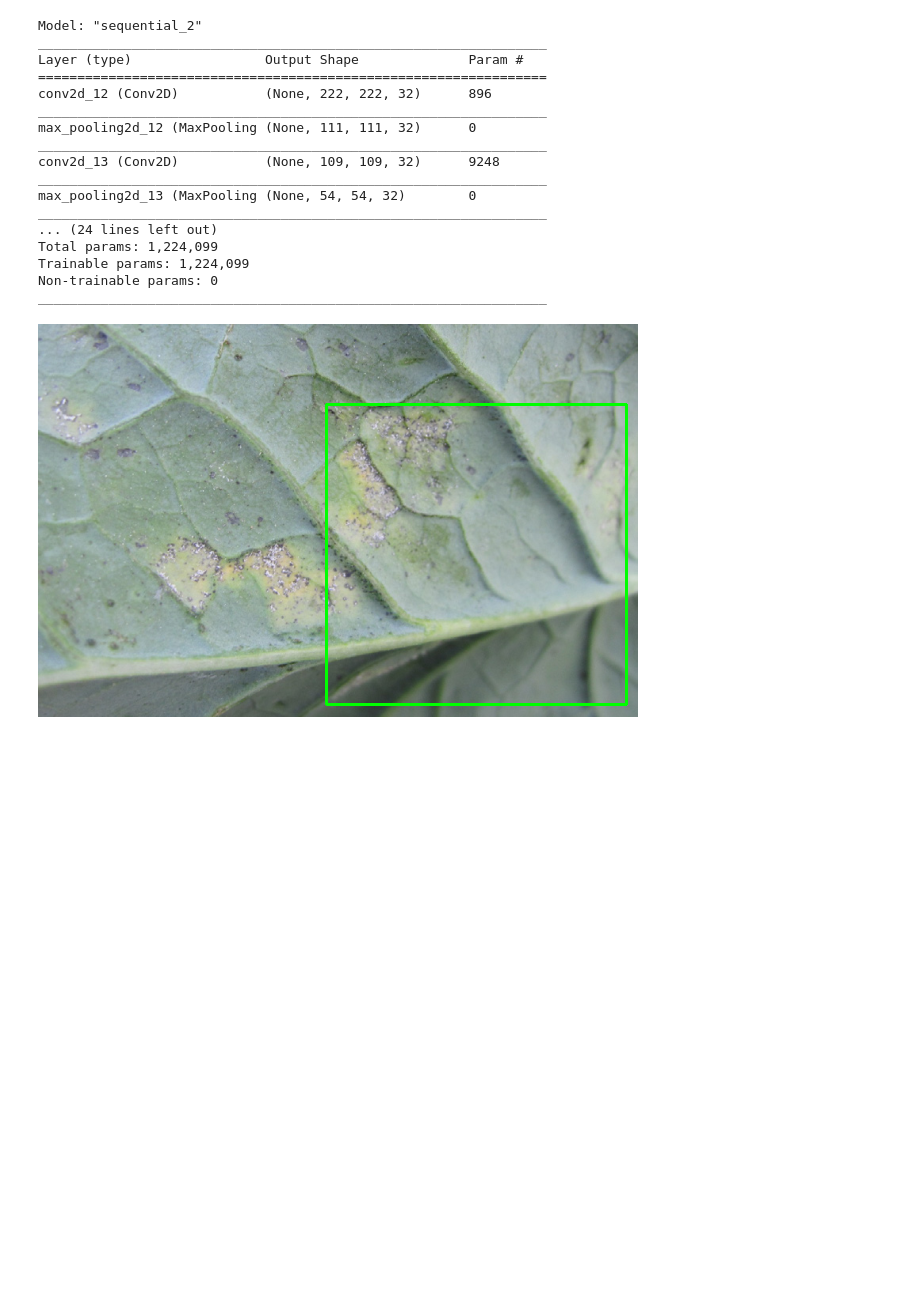
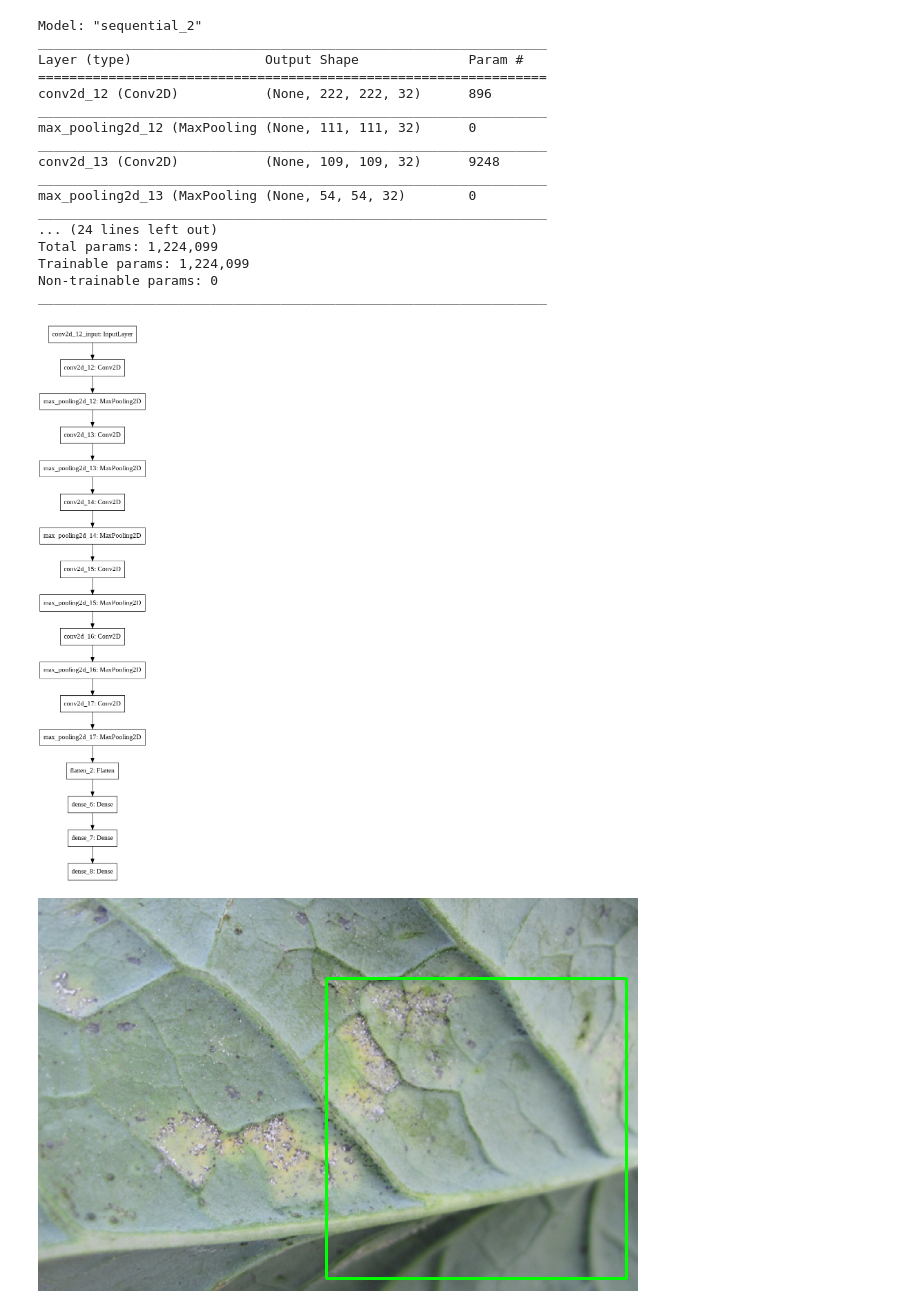
Before and after one commit to immohann/Lettuce-Disease, a Jupyter notebook: Disease_Detection.ipynb, the cells around one changed output. Cells and saved outputs as stored; diff of their text form; code cells hidden in the pictures; blank space fills up the shorter version.

```diff
--- a/Disease_Detection.ipynb
+++ b/Disease_Detection.ipynb
@@ -622,7 +622,7 @@ Septoria Disease Detected
 Powdery Mildew Disease Detected
 # %%
 from keras.models import load_model
-model = load_model('/content/drive/MyDrive/Disease-Detection/model-gg.hdf5')
+model = load_model('/content/drive/MyDrive/Disease-Detection/model-gg-2.hdf5')
 model.summary()
 # %% [output]
 Model: "sequential_2"
@@ -642,6 +642,11 @@ Total params: 1,224,099
 Trainable params: 1,224,099
 Non-trainable params: 0
 _________________________________________________________________
+# %%
+from keras.utils import plot_model
+plot_model(model)
+# %% [output]
+[figure, added]
 # %%
 # import the necessary packages
 import imutils
```
